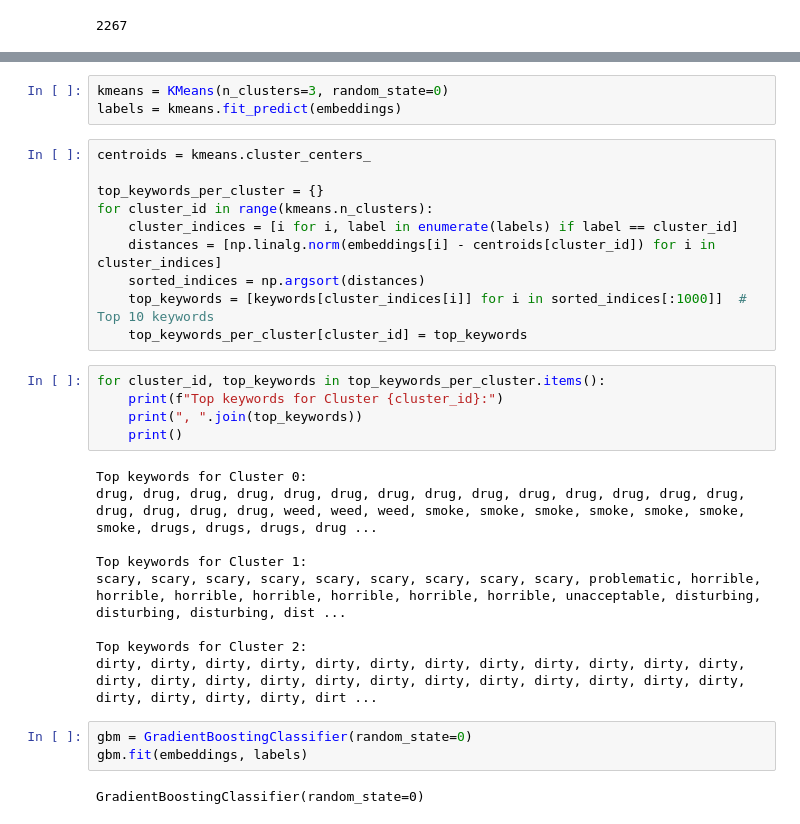
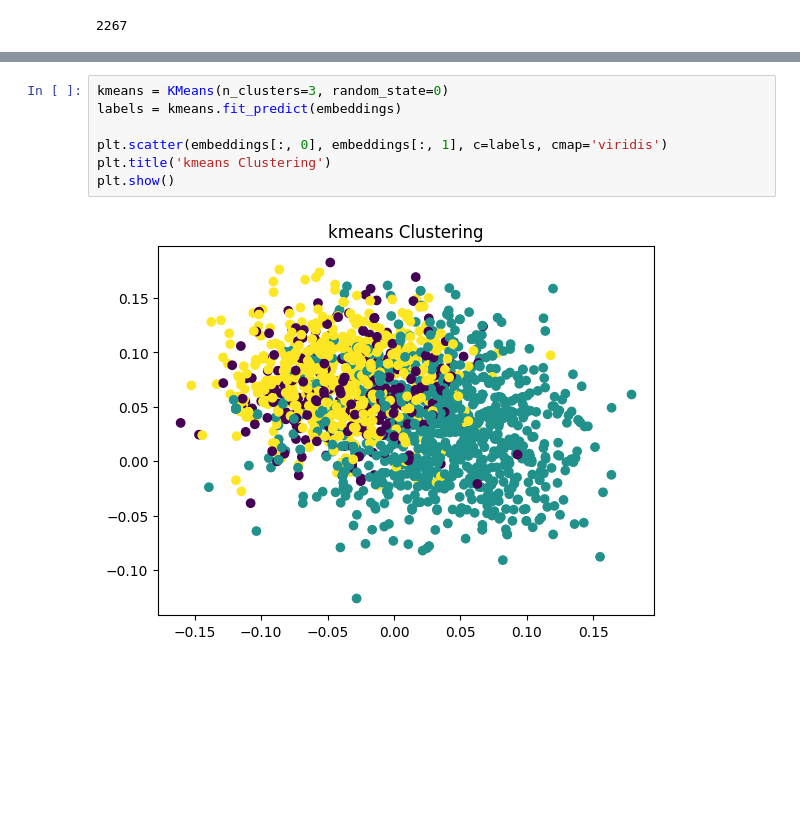
Before and after one commit to LukasKochRuchay/google_review_topic_modelling, a Jupyter notebook: notebooks/xx_legacy/03_keyword_clustering.ipynb, the cells around one changed output, grey strips where cells are left out. Drawn from its saved outputs; the diff is of its cells as text; blank space fills up the shorter version.

```diff
--- a/notebooks/xx_legacy/03_keyword_clustering.ipynb
+++ b/notebooks/xx_legacy/03_keyword_clustering.ipynb
@@ -24,32 +97,9 @@ embeddings = model.encode(keywords)
 # %%
 kmeans = KMeans(n_clusters=3, random_state=0)
 labels = kmeans.fit_predict(embeddings)
+
+plt.scatter(embeddings[:, 0], embeddings[:, 1], c=labels, cmap='viridis')
+plt.title('kmeans Clustering')
+plt.show()
+# %% [output]
+[figure, added]
-# %%
-centroids = kmeans.cluster_centers_
-
-top_keywords_per_cluster = {}
-for cluster_id in range(kmeans.n_clusters):
-    cluster_indices = [i for i, label in enumerate(labels) if label == cluster_id]
-    distances = [np.linalg.norm(embeddings[i] - centroids[cluster_id]) for i in cluster_indices]
-    sorted_indices = np.argsort(distances)
-    top_keywords = [keywords[cluster_indices[i]] for i in sorted_indices[:1000]]  # Top 10 keywords
-    top_keywords_per_cluster[cluster_id] = top_keywords
-# %%
-for cluster_id, top_keywords in top_keywords_per_cluster.items():
-    print(f"Top keywords for Cluster {cluster_id}:")
-    print(", ".join(top_keywords))
-    print()
-# %% [output]
-Top keywords for Cluster 0:
-drug, drug, drug, drug, drug, drug, drug, drug, drug, drug, drug, drug, drug, drug, drug, drug, drug, drug, weed, weed, weed, smoke, smoke, smoke, smoke, smoke, smoke, smoke, drugs, drugs, drugs, drug ...
-
-Top keywords for Cluster 1:
-scary, scary, scary, scary, scary, scary, scary, scary, scary, problematic, horrible, horrible, horrible, horrible, horrible, horrible, horrible, unacceptable, disturbing, disturbing, disturbing, dist ...
-
-Top keywords for Cluster 2:
-dirty, dirty, dirty, dirty, dirty, dirty, dirty, dirty, dirty, dirty, dirty, dirty, dirty, dirty, dirty, dirty, dirty, dirty, dirty, dirty, dirty, dirty, dirty, dirty, dirty, dirty, dirty, dirty, dirt ...
-# %%
-gbm = GradientBoostingClassifier(random_state=0)
-gbm.fit(embeddings, labels)
-# %% [output]
-GradientBoostingClassifier(random_state=0)
```
Also changed, not shown: parts of 32 cells of this notebook.
